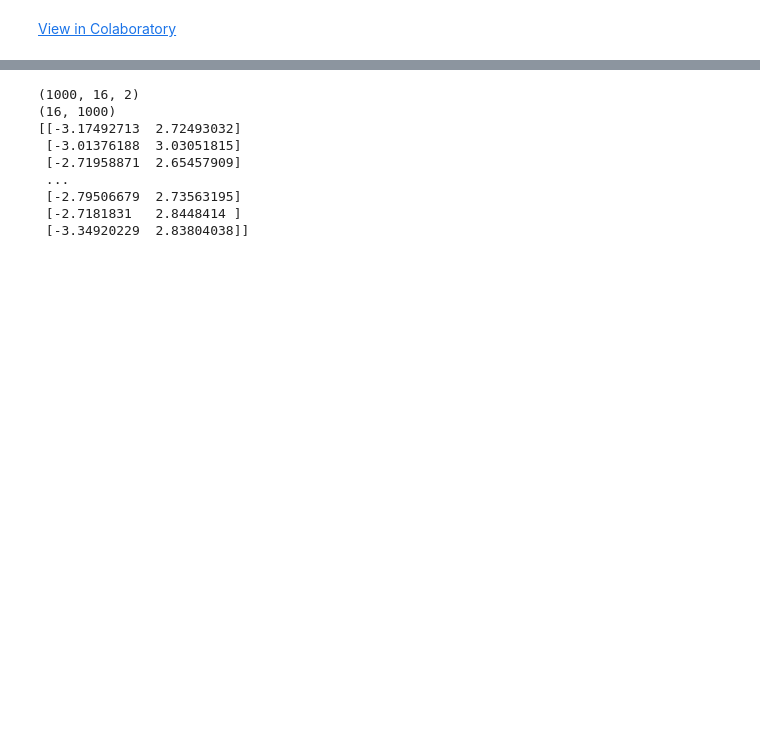
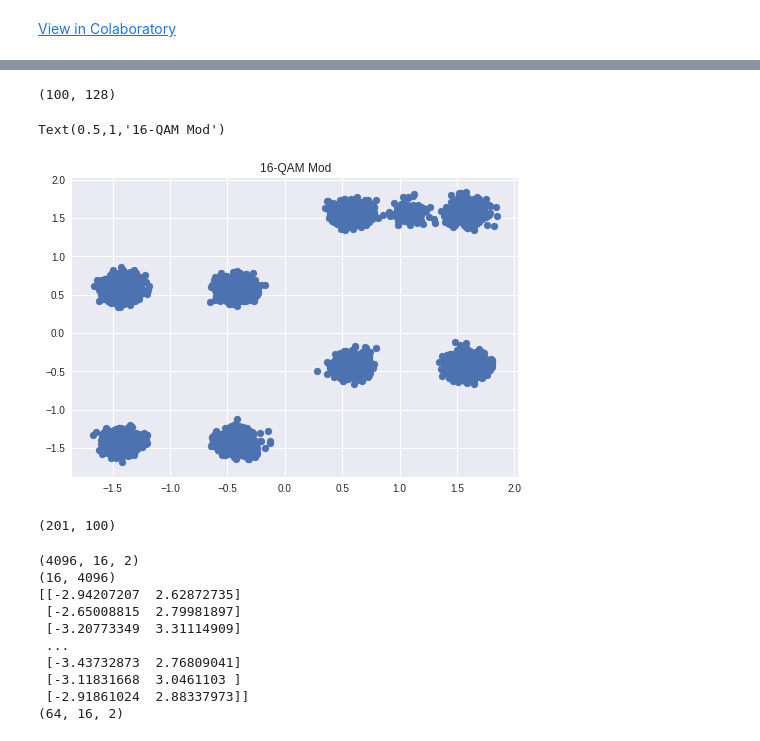
Before and after one commit to opooladz/ece_210_final_project, a Jupyter notebook: 210_final_project.ipynb, the cells around one changed output, grey strips where cells are left out. Drawn from its saved outputs; the diff is of its cells as text; code cells hidden in the pictures; blank space fills up the shorter version.

```diff
--- a/210_final_project.ipynb
+++ b/210_final_project.ipynb
@@ -58,0 +154,3 @@ def generateData(m,samples,Noise,SNRdB):
+# %%
+tmp= data['x_train']
+tmp[0:10,0:10]
@@ -58,0 +178,13 @@ def generateData(m,samples,Noise,SNRdB):
+# %%
+tmp.shape
+# %% [output]
+(100, 128)
+# %%
+K = tmp.reshape(100,64,2)
+# %%
+tmp2 = K.T
+plt.scatter(tmp2[0],tmp2[1])
+plt.title('16-QAM Mod')
+# %% [output]
+Text(0.5,1,'16-QAM Mod')
+[figure, added]
@@ -59,2 +193,11 @@ def generateData(m,samples,Noise,SNRdB):
+# %%
+[xtmp,ytmp] = qammod2(16,size=(1,100))
+x = xtmp.flatten()
+h = [1, 0.5]
+xh = np.convolve(x,h)
+A = xh[:,np.newaxis] + np.random.normal(1, size=(xh.shape[0],100))
+A.shape
+# %% [output]
+(201, 100)
 # %%
 # Keras try model
@@ -79,23 +222,27 @@ def try_model(model, data, name, epochs=25, verbose=1):
   return history
 # %%
 # Generates 16-QAM model with AWGN
-generateData(m=16,samples=1000,Noise=1,SNRdB = 20)
+x = 6
+square_power_of_two = 2**(2*x)
+generateData(m=16,samples=square_power_of_two,Noise=1,SNRdB = 20)
 print(data['x_train'].shape) # data
 print(data['y_train'].shape) # labels
 # Our data is complex so I just made a len 2 list of real numbers.
 # This way we can run it thought a conv net and keep spatial features
 # Just so y'all can see the data
 print(data['x_train'][:,0,:])
+print(data['x_val'].shape)
 # %% [output]
-(1000, 16, 2)
-(16, 1000)
-[[-3.17492713  2.72493032]
- [-3.01376188  3.03051815]
- [-2.71958871  2.65457909]
+(4096, 16, 2)
+(16, 4096)
+[[-2.94207207  2.62872735]
+ [-2.65008815  2.79981897]
+ [-3.20773349  3.31114909]
  ...
- [-2.79506679  2.73563195]
- [-2.7181831   2.8448414 ]
- [-3.34920229  2.83804038]]
+ [-3.43732873  2.76809041]
+ [-3.11831668  3.0461103 ]
+ [-2.91861024  2.88337973]]
+(64, 16, 2)
 # %%
 # Visulizing the data
 # clearly we have 16 classes
```
Also changed, not shown: parts of 20 cells of this notebook.
